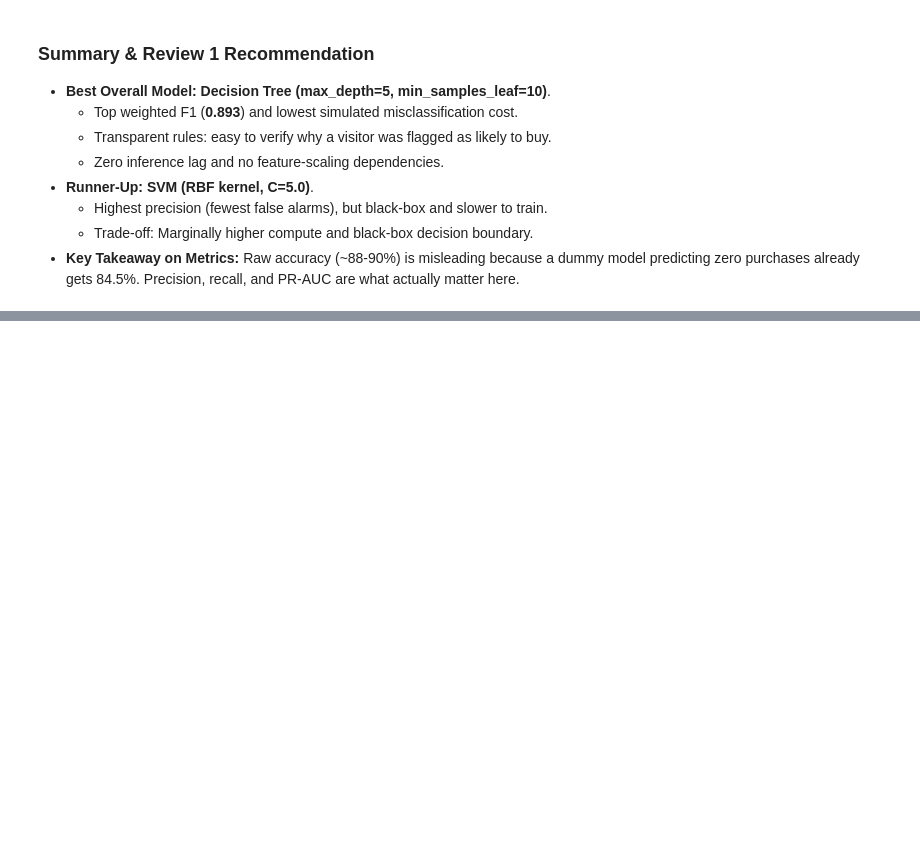
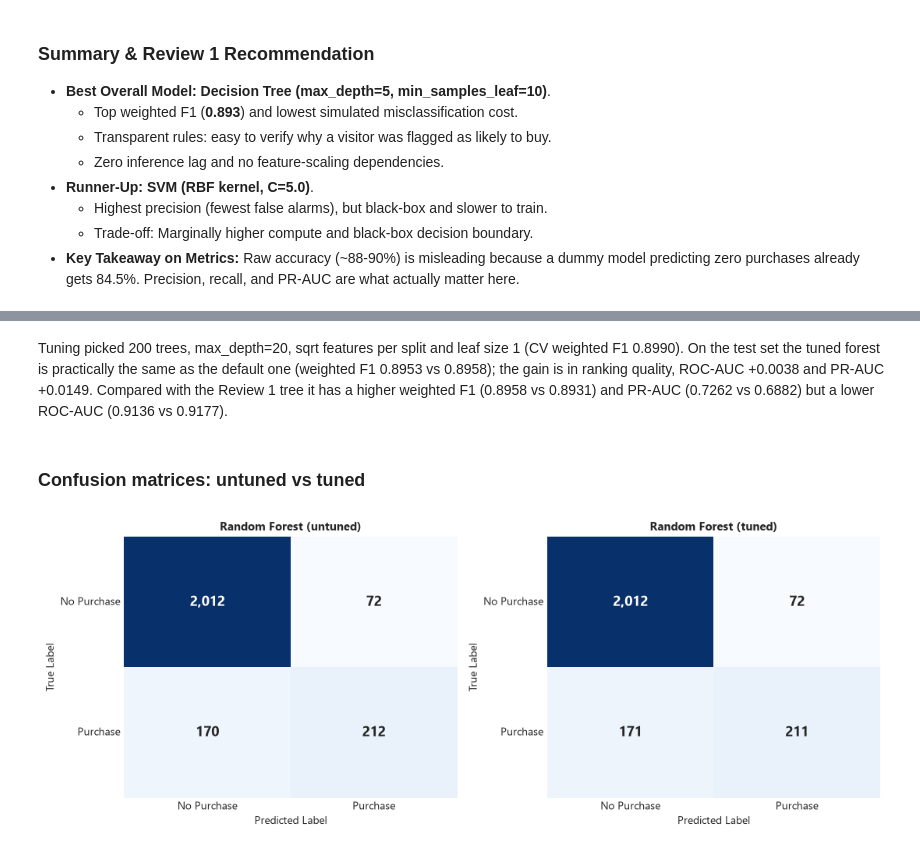
Before and after one commit to MR7star/ML-Capstone-Project, a Jupyter notebook: notebooks/classification.ipynb, the cells around one changed output, grey strips where cells are left out. Saved outputs shown, nothing was run; the diff lists cells and outputs as text; code cells hidden in the pictures; blank space fills up the shorter version.

Commit message:
Add random forest classifier with grid search

```diff
--- a/notebooks/classification.ipynb
+++ b/notebooks/classification.ipynb
@@ -1332,0 +1362,15 @@ Rank 1 Model: Decision Tree | Decision Tree 5-Fold F1: 0.8964 ± 0.0074 | Rank 2
+# %%
+t0 = time.perf_counter()
+rf_base = RandomForestClassifier(random_state=42, n_jobs=-1).fit(X_train, y_train)
+rf_base_secs = time.perf_counter() - t0
+
+rf_grid = {"n_estimators": [100, 200, 300], "max_depth": [None, 10, 20],
+           "max_features": ["sqrt", "log2"], "min_samples_leaf": [1, 5]}
+rf_search = tune(RandomForestClassifier(random_state=42, n_jobs=-1), rf_grid, X_train, y_train)
+partb["Random Forest"] = rf_search
+
+print(f"Combinations searched: {len(rf_search.cv_results_['params'])} x 5 folds")
+print(f"Best params: {rf_search.best_params_}")
+print(f"Best CV weighted F1 (train folds): {rf_search.best_score_:.4f}")
+rf_table = tuning_table("Random Forest", rf_base, rf_base_secs, rf_search, X_test, y_test)
+display(style_table(rf_table))
@@ -1332,0 +1385,12 @@ Rank 1 Model: Decision Tree | Decision Tree 5-Fold F1: 0.8964 ± 0.0074 | Rank 2
+# %% [markdown]
+Tuning picked 200 trees, max_depth=20, sqrt features per split and leaf size 1 (CV weighted F1 0.8990). On the test set the tuned forest is practically the same as the default one (weighted F1 0.8953 vs 0.8958); the gain is in ranking quality, ROC-AUC +0.0038 and PR-AUC +0.0149. Compared with the Review 1 tree it has a higher weighted F1 (0.8958 vs 0.8931) and PR-AUC (0.7262 vs 0.6882) but a lower ROC-AUC (0.9136 vs 0.9177).
+# %% [markdown]
+### Confusion matrices: untuned vs tuned
+# %%
+fig, axes = plt.subplots(1, 2, figsize=(11, 4.2))
+plot_confusion(axes[0], y_test, rf_base.predict(X_test), "Random Forest (untuned)")
+plot_confusion(axes[1], y_test, rf_search.best_estimator_.predict(X_test), "Random Forest (tuned)")
+plt.tight_layout()
+plt.show()
+# %% [output]
+[figure, added]
```
Also changed, not shown: parts of 10 cells of this notebook, 1 other file.
